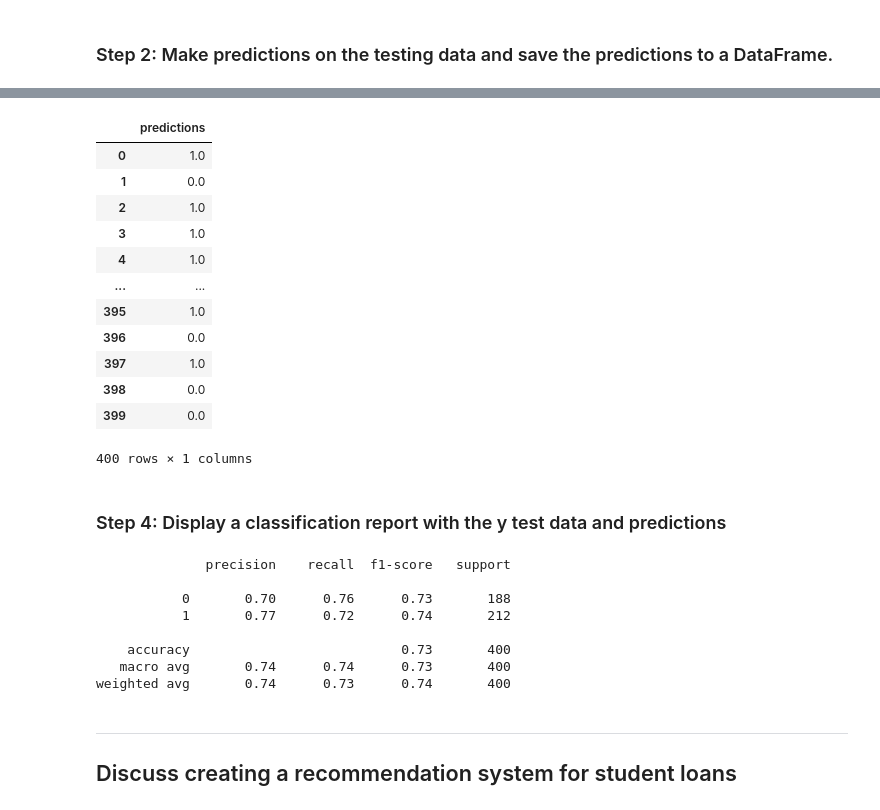
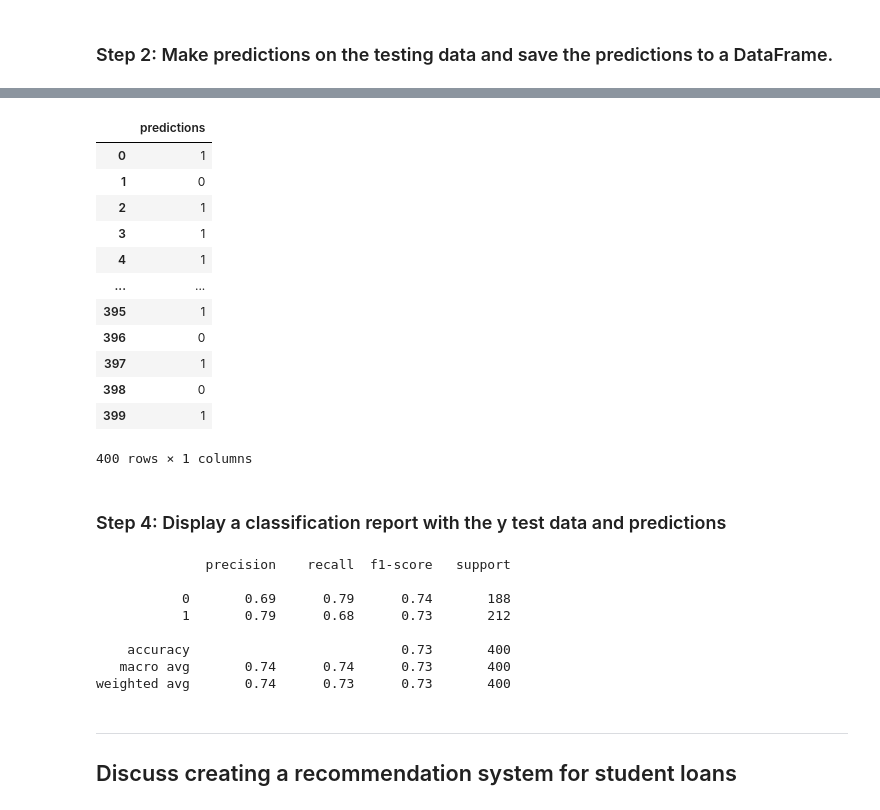
Before and after one commit to JimGile/neural-network-challenge-1, a Jupyter notebook: notebooks/student_loans_with_deep_learning.ipynb, the cells around one changed output, grey strips where cells are left out. Cells and saved outputs as stored; diff of their text form; code cells hidden in the pictures.

```diff
--- a/notebooks/student_loans_with_deep_learning.ipynb
+++ b/notebooks/student_loans_with_deep_learning.ipynb
@@ -212,14 +213,16 @@ Loss: 0.5049149394035339, Accuracy: 0.7350000143051147
 ### Step 1: Reload your saved model.
 # %%
 # Set the model's file path
-
+model_file_path = "../models/student_loans.keras"
 
 # Load the model to a new object
+saved_nn_model = tf.keras.models.load_model(model_file_path)
 # %% [markdown]
 ### Step 2: Make predictions on the testing data and save the predictions to a DataFrame.
 # %%
 # Make predictions with the test data
-
+y_pred = saved_nn_model.predict(X_test_scaled)
 
 # Display a sample of the predictions
+y_pred[:5]
 # %% [output]
@@ -232,32 +235,36 @@ array([[0.63573396],
 # %%
 # Save the predictions to a DataFrame and round the predictions to binary results
+y_pred_df = pd.DataFrame(y_pred, columns=["predictions"])
+y_pred_df["predictions"] = y_pred_df["predictions"].apply(lambda x: 1 if x >= 0.5 else 0)
+y_pred_df
 # %% [output]
 |  | predictions |
-| 0 | 1.0 |
-| 1 | 0.0 |
-| 2 | 1.0 |
-| 3 | 1.0 |
-| 4 | 1.0 |
+| 0 | 1 |
+| 1 | 0 |
+| 2 | 1 |
+| 3 | 1 |
+| 4 | 1 |
 | ... | ... |
-| 395 | 1.0 |
-| 396 | 0.0 |
-| 397 | 1.0 |
-| 398 | 0.0 |
-| 399 | 0.0 |
+| 395 | 1 |
+| 396 | 0 |
+| 397 | 1 |
+| 398 | 0 |
+| 399 | 1 |
 400 rows × 1 columns
 # %% [markdown]
 ### Step 4: Display a classification report with the y test data and predictions
 # %%
 # Print the classification report with the y test data and predictions
+print(classification_report(y_test, y_pred_df))
 # %% [output]
               precision    recall  f1-score   support
 
-           0       0.70      0.76      0.73       188
-           1       0.77      0.72      0.74       212
+           0       0.69      0.79      0.74       188
+           1       0.79      0.68      0.73       212
 
     accuracy                           0.73       400
    macro avg       0.74      0.74      0.73       400
-weighted avg       0.74      0.73      0.74       400
+weighted avg       0.74      0.73      0.73       400
 # %% [markdown]
 ---
 ## Discuss creating a recommendation system for student loans
```
Also changed, not shown: parts of 9 cells of this notebook, 2 other files.
